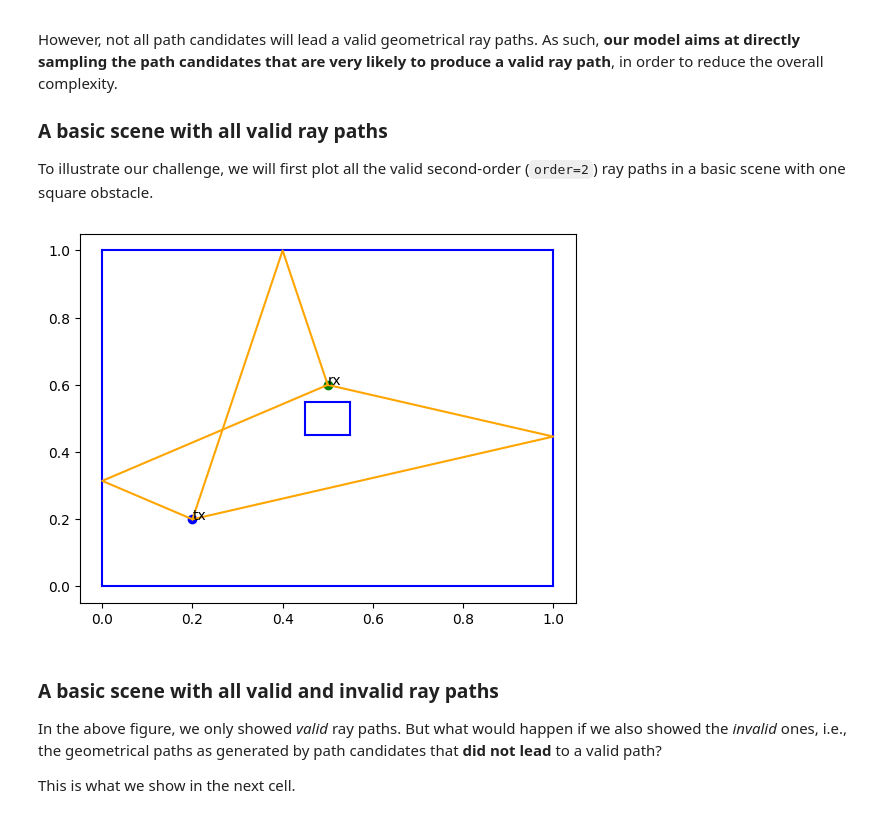
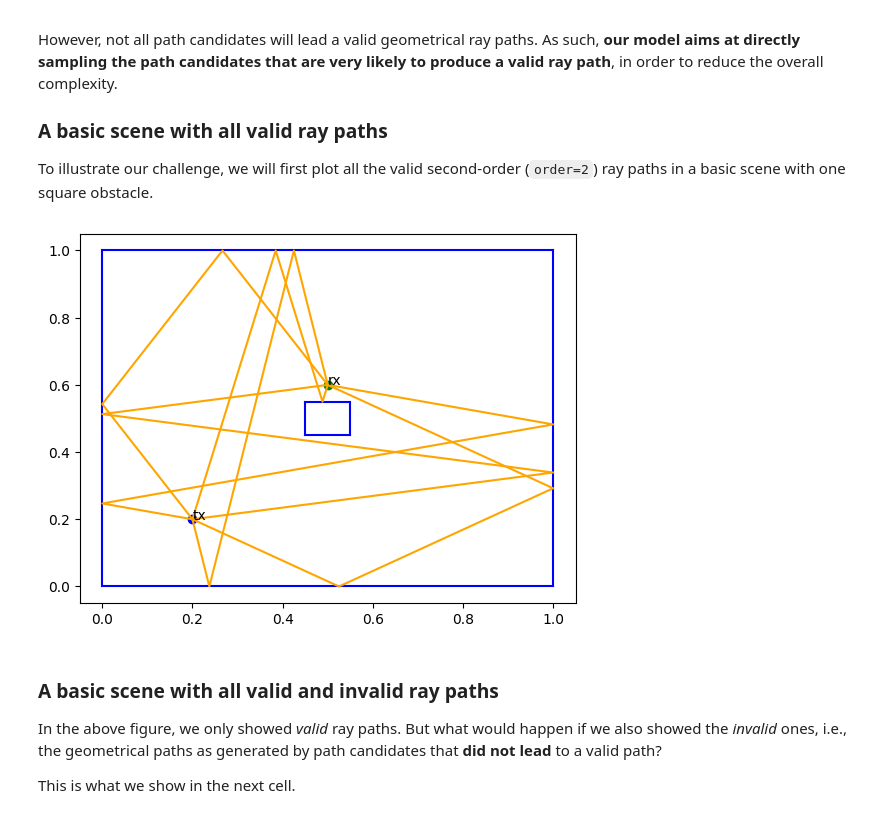
Before and after one commit to jeertmans/DiffeRT2d, a Jupyter notebook: docs/source/notebooks/cost20120_model.ipynb, the cells around one changed output. Cells and saved outputs as stored; diff of their text form; code cells hidden in the pictures.

Commit message:
chore(ml): order 2 - not working

```diff
--- a/docs/source/notebooks/cost20120_model.ipynb
+++ b/docs/source/notebooks/cost20120_model.ipynb
@@ -83,19 +83,19 @@ with one square obstacle.
 # %%
 ax = plt.gca()
 scene = Scene.square_scene_with_obstacle()
 scene.plot(ax)
 
-order = 1
+order = 2
 
 for _, _, path, _ in scene.all_valid_paths(order=order):
     path.plot(ax)
 
 xlim = plt.xlim()
 ylim = plt.ylim()
 
 plt.show()
 # %% [output]
-[figure, old version]
+[figure, new version]
 # %% [markdown]
 ### A basic scene with all valid and invalid ray paths
 
```
Also changed, not shown: parts of 10 cells of this notebook.
